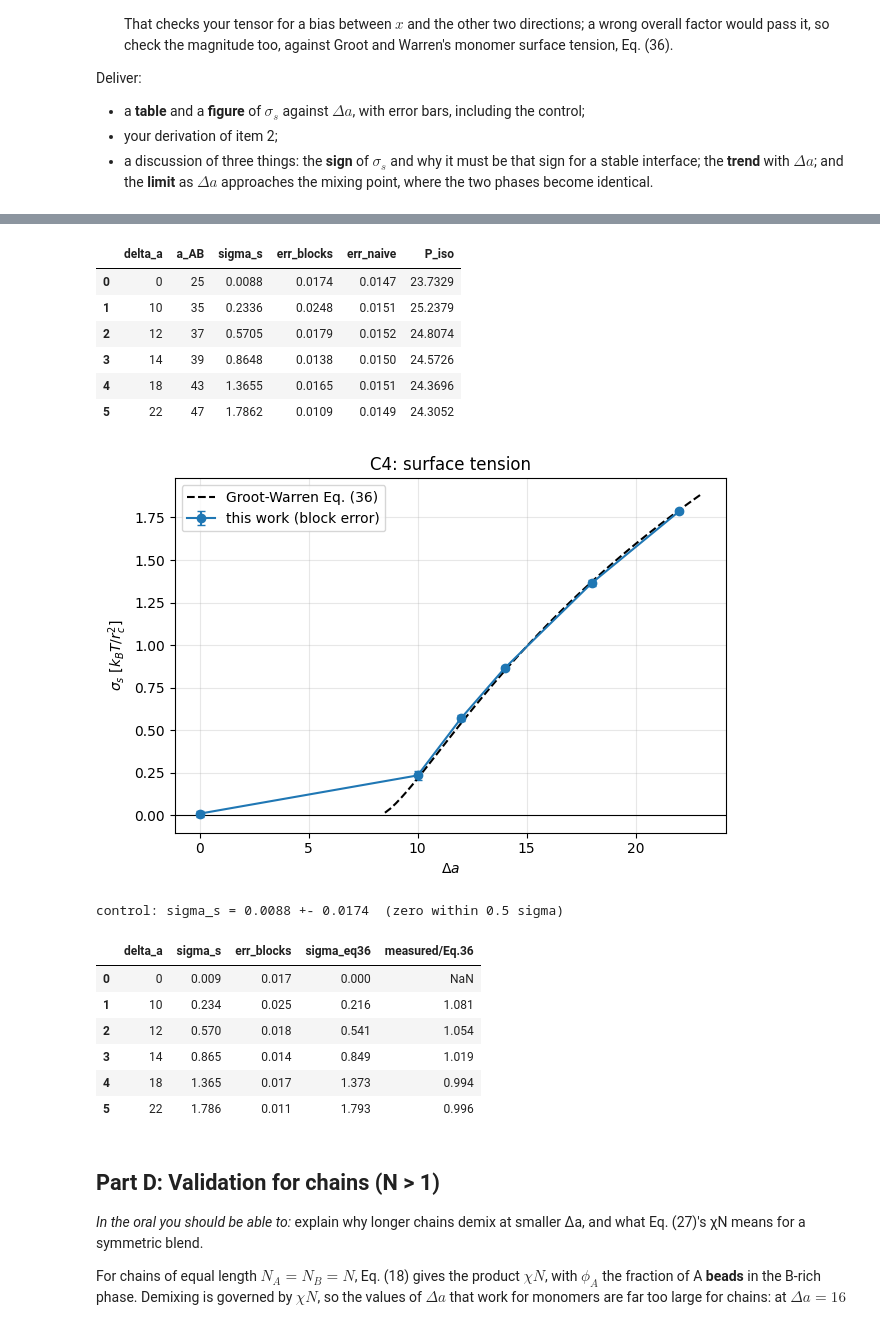
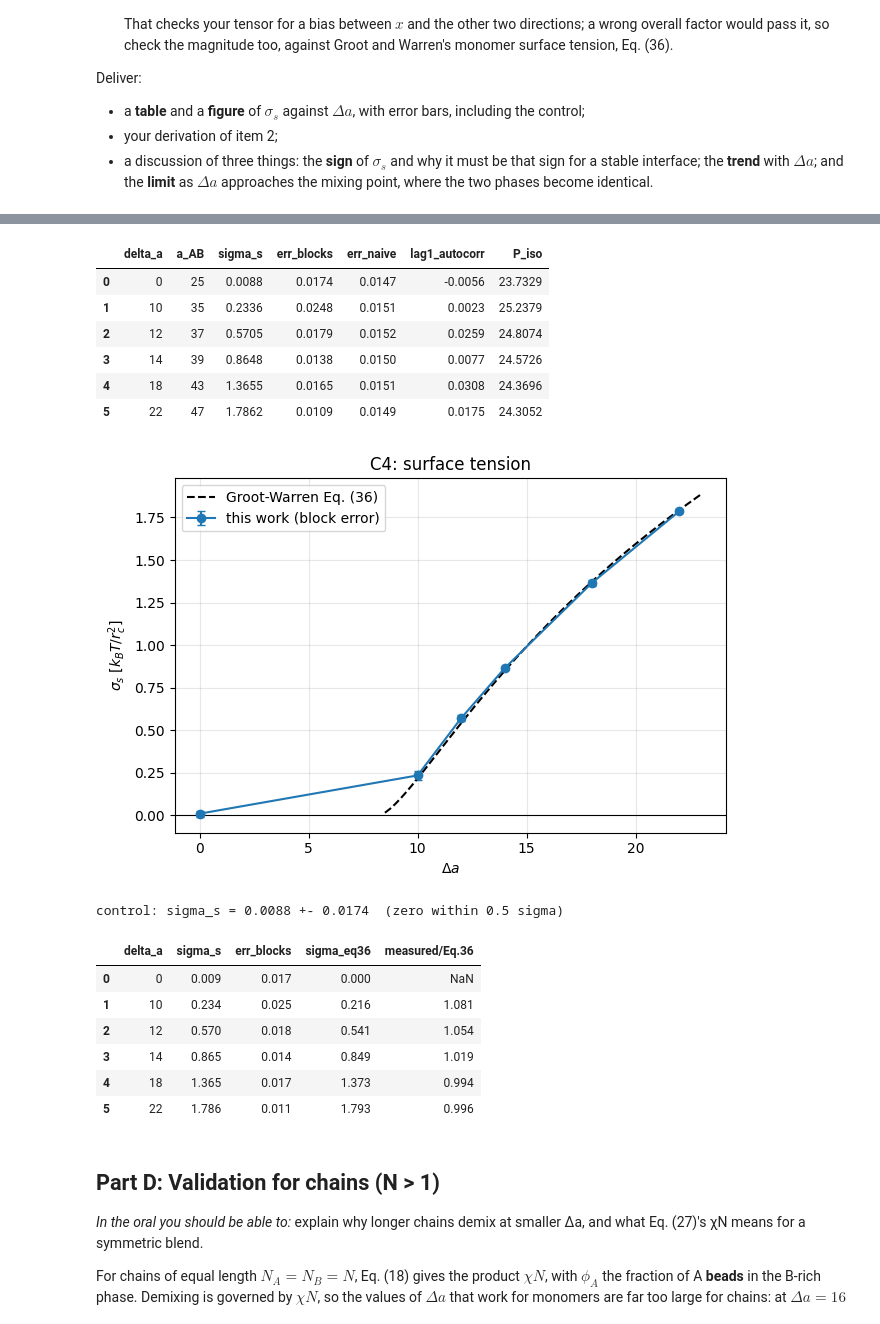
Before and after one commit to datomic117/Particle_based_simulations, a Jupyter notebook: Assignment_3/A3.ipynb, the cells around one changed output, grey strips where cells are left out. Saved outputs shown, nothing was run; the diff lists cells and outputs as text; code cells hidden in the pictures.

```diff
--- a/Assignment_3/A3.ipynb
+++ b/Assignment_3/A3.ipynb
@@ -473,7 +504,7 @@ def normalise(name):
 
 def load_energy_file(path, dt):
     # Read CSV data with a header row.
-    df = pd.read_csv(path, comment="#", encoding="utf-16")
+    df = pd.read_csv(path, comment="#")
     df.columns = [str(column).strip() for column in df.columns]
 
     columns = {normalise(column): column for column in df.columns}
@@ -608,20 +639,13 @@ for dt, (path, data) in sorted(runs.items()):
 drift_table = pd.DataFrame(rows).sort_values("dt")
 display(drift_table)
 
-# Estimate the power-law scaling from absolute endpoint drift values.
-valid = drift_table[
-    np.isfinite(drift_table["relative endpoint drift (%)"])
-    & (drift_table["relative endpoint drift (%)"].abs() > 0)
-]
-
+# Estimate the power-law scaling from the maximum deviation (the endpoint value of an oscillating error
+# is not a drift, so it is not used for the scaling)
+valid = drift_table[drift_table["maximum relative deviation (%)"] > 0]
 if len(valid) >= 2:
-    slope = np.polyfit(
-        np.log(valid["dt"]),
-        np.log(valid["relative endpoint drift (%)"].abs()),
-        1,
-    )[0]
-    print(f"Approximate observed scaling: |relative endpoint drift| ∝ dt^{slope:.2f}")
+    slope = np.polyfit(np.log(valid["dt"]), np.log(valid["maximum relative deviation (%)"]), 1)[0]
+    print(f"Approximate observed scaling: maximum relative deviation ~ dt^{slope:.2f}")
 else:
-    print("Not enough nonzero drift values to estimate timestep scaling.")
+    print("Not enough nonzero deviations to estimate timestep scaling.")
 # %% [output]
 Comparing runs through t = 8
@@ -1052,8 +1072,12 @@ for aab, run in RUNS.items():
     dchi = abs(chi_of_phi(phi + dphi) - chi_of_phi(phi - dphi)) / 2
     # flatness of the plateau: slope of phi(x) in the window
     slope = np.polyfit(win.groupby("x").phi.mean().index, win.groupby("x").phi.mean().values, 1)[0]
+    # steady state: trend of the bulk phi_A over the blocks used, in units of its error
+    (kt, _), cov = np.polyfit(per_block.index, per_block.values, 1, cov=True)
+    # symmetric coexistence: the A-rich bulk must contain a B fraction equal to phi_A of the B-rich bulk
+    arich = q[(q.x > 2.5) & (q.x < 7.5)].groupby("block").phi.mean().mean()
     rows.append(dict(a_AB=aab, delta_a=aab - 25, phi_A=phi, err_phi=dphi, chi=chi, err_chi=dchi,
-                     plateau_slope=slope))
+                     plateau_slope=slope, trend_in_errors=kt / np.sqrt(cov[0, 0]), mirror_check=arich + phi - 1))
 ax.set(xlabel="x", ylabel="$\\phi_A(x)$", yscale="log", title="C3: composition profiles")
 ax.legend(); ax.grid(alpha=0.3); plt.tight_layout(); plt.show()
 
@@ -1162,41 +1187,42 @@ def EQ36(delta_a, rho=3.0):
     """Groot-Warren Eq. (36): sigma = 0.75 rho kT r_c chi^0.26 [1 - 2.36/chi]^1.5, with chi = 0.286 Delta a (rho = 3)."""
     chi = 0.286 * delta_a
     return 0.75 * rho * chi ** 0.26 * (1 - 2.36 / chi) ** 1.5
 
 rows = []
 for da, run in RUNS.items():
     p = pd.read_csv(f"data/{run}_pressure.csv")
     p = p.iloc[int(SKIP * len(p)):]
     s = 0.5 * LX * (p.Pxx - 0.5 * (p.Pyy + p.Pzz))               # instantaneous sigma_s
     blocks = np.array_split(s.values, NBLOCK)
     bm = np.array([b.mean() for b in blocks])
     naive = s.std(ddof=1) / np.sqrt(len(s))
+    lag1 = np.corrcoef(s.values[:-1], s.values[1:])[0, 1]          # correlation of successive samples (0.4 time units apart)
     rows.append(dict(delta_a=da, a_AB=25 + da, sigma_s=bm.mean(), err_blocks=bm.std(ddof=1) / np.sqrt(NBLOCK),
-                     err_naive=naive, P_iso=(p.Pxx + p.Pyy + p.Pzz).mean() / 3))
+                     err_naive=naive, lag1_autocorr=lag1, P_iso=(p.Pxx + p.Pyy + p.Pzz).mean() / 3))
 tab = pd.DataFrame(rows)
 display(tab.round(4))
 
 fig, ax = plt.subplots(figsize=(6.5, 4.5))
 ax.errorbar(tab.delta_a, tab.sigma_s, tab.err_blocks, fmt="o-", capsize=3, label="this work (block error)")
 ds = np.linspace(8.5, 23, 60)
 ax.plot(ds, [EQ36(d) for d in ds], "k--", label="Groot-Warren Eq. (36)")
 ax.axhline(0, color="k", lw=0.8)
 ax.set(xlabel="$\\Delta a$", ylabel="$\\sigma_s\\ [k_BT/r_c^2]$", title="C4: surface tension")
 ax.grid(alpha=0.3); ax.legend(); plt.tight_layout(); plt.show()
 
 ctrl = tab[tab.delta_a == 0].iloc[0]
 print(f"control: sigma_s = {ctrl.sigma_s:.4f} +- {ctrl.err_blocks:.4f}  (zero within {abs(ctrl.sigma_s)/ctrl.err_blocks:.1f} sigma)")
 tab["sigma_eq36"] = [EQ36(d) if d > 0 else 0.0 for d in tab.delta_a]
 tab["measured/Eq.36"] = tab.sigma_s / tab.sigma_eq36.where(tab.sigma_eq36 > 0)
 display(tab[["delta_a", "sigma_s", "err_blocks", "sigma_eq36", "measured/Eq.36"]].round(3))
 # %% [output]
-|  | delta_a | a_AB | sigma_s | err_blocks | err_naive | P_iso |
-| 0 | 0 | 25 | 0.0088 | 0.0174 | 0.0147 | 23.7329 |
-| 1 | 10 | 35 | 0.2336 | 0.0248 | 0.0151 | 25.2379 |
-| 2 | 12 | 37 | 0.5705 | 0.0179 | 0.0152 | 24.8074 |
-| 3 | 14 | 39 | 0.8648 | 0.0138 | 0.0150 | 24.5726 |
-| 4 | 18 | 43 | 1.3655 | 0.0165 | 0.0151 | 24.3696 |
-| 5 | 22 | 47 | 1.7862 | 0.0109 | 0.0149 | 24.3052 |
+|  | delta_a | a_AB | sigma_s | err_blocks | err_naive | lag1_autocorr | P_iso |
+| 0 | 0 | 25 | 0.0088 | 0.0174 | 0.0147 | -0.0056 | 23.7329 |
+| 1 | 10 | 35 | 0.2336 | 0.0248 | 0.0151 | 0.0023 | 25.2379 |
+| 2 | 12 | 37 | 0.5705 | 0.0179 | 0.0152 | 0.0259 | 24.8074 |
+| 3 | 14 | 39 | 0.8648 | 0.0138 | 0.0150 | 0.0077 | 24.5726 |
+| 4 | 18 | 43 | 1.3655 | 0.0165 | 0.0151 | 0.0308 | 24.3696 |
+| 5 | 22 | 47 | 1.7862 | 0.0109 | 0.0149 | 0.0175 | 24.3052 |
 [figure]
 control: sigma_s = 0.0088 +- 0.0174  (zero within 0.5 sigma)
 |  | delta_a | sigma_s | err_blocks | sigma_eq36 | measured/Eq.36 |
```
Also changed, not shown: parts of 17 cells of this notebook, 10 other files.
